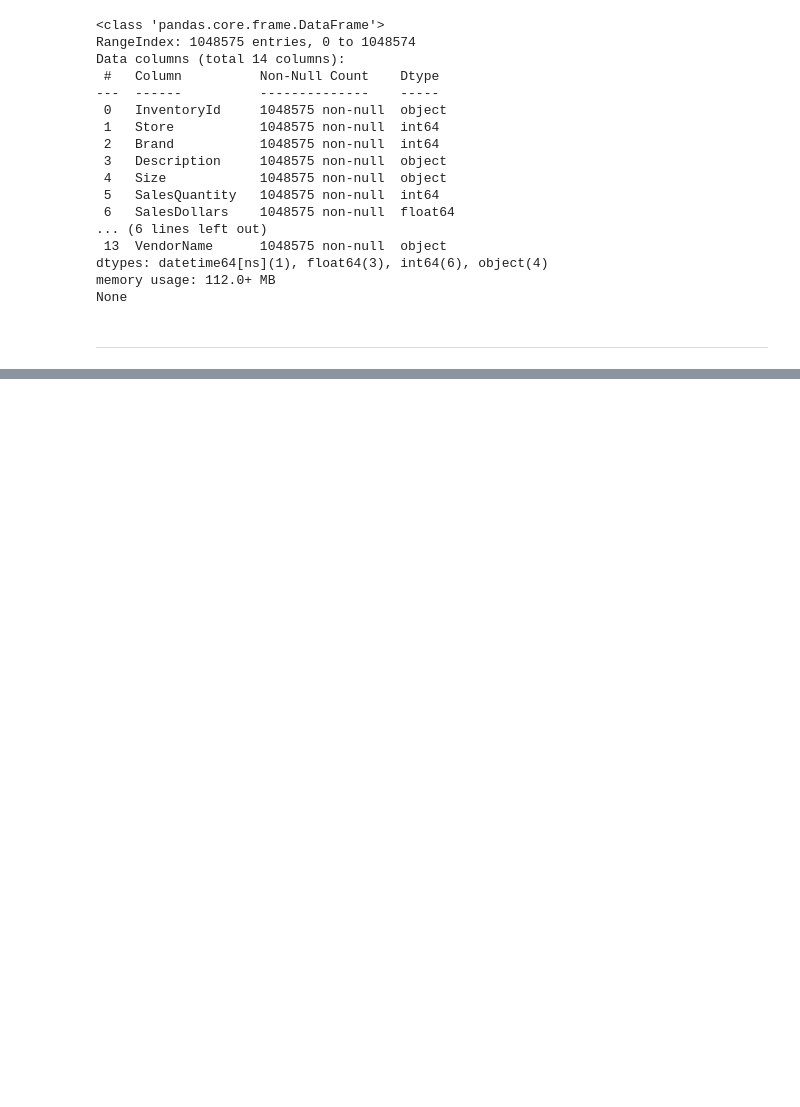
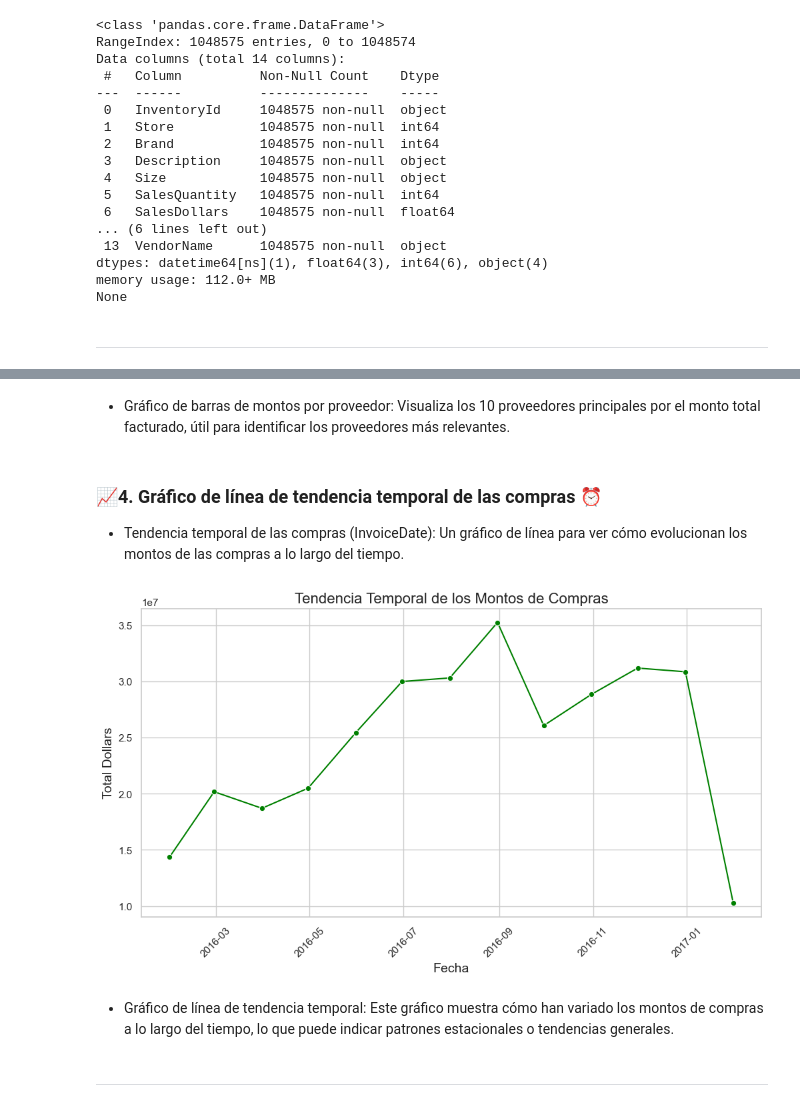
Before and after one commit to Dapt01G2-Henry/ComerLogistics, a Jupyter notebook: Sprint_1/EDA y ETL/EDA y ETL.ipynb, the cells around one changed output, grey strips where cells are left out. Saved outputs shown, nothing was run; the diff lists cells and outputs as text; code cells hidden in the pictures; blank space fills up the shorter version.

```diff
--- a/Sprint_1/EDA y ETL/EDA y ETL.ipynb
+++ b/Sprint_1/EDA y ETL/EDA y ETL.ipynb
@@ -492,0 +723,23 @@ None
+# %% [markdown]
+* Gráfico de barras de montos por proveedor: Visualiza los 10 proveedores principales por el monto total facturado, útil para identificar los proveedores más relevantes.
+# %% [markdown]
+### 📈4. Gráfico de línea de tendencia temporal de las compras ⏰
+* Tendencia temporal de las compras (InvoiceDate): Un gráfico de línea para ver cómo evolucionan los montos de las compras a lo largo del tiempo.
+# %%
+# 4. Gráfico de línea de tendencia temporal de las compras ⏰
+invoice_purchases_df1['InvoiceDate'] = pd.to_datetime(invoice_purchases_df1['InvoiceDate'])
+monthly_totals = invoice_purchases_df1.resample('ME', on='InvoiceDate')['Dollars'].sum()
+
+plt.figure(figsize=(12, 6))
+sns.lineplot(data=monthly_totals, marker='o', color='green')
+plt.title('Tendencia Temporal de los Montos de Compras', fontsize=16)
+plt.xlabel('Fecha', fontsize=14)
+plt.ylabel('Total Dollars', fontsize=14)
+plt.xticks(rotation=45)
+plt.show()
+# %% [output]
+[figure, added]
+# %% [markdown]
+* Gráfico de línea de tendencia temporal: Este gráfico muestra cómo han variado los montos de compras a lo largo del tiempo, lo que puede indicar patrones estacionales o tendencias generales.
+# %% [markdown]
+-----
```
Also changed, not shown: parts of 34 cells of this notebook, 3 other files.
